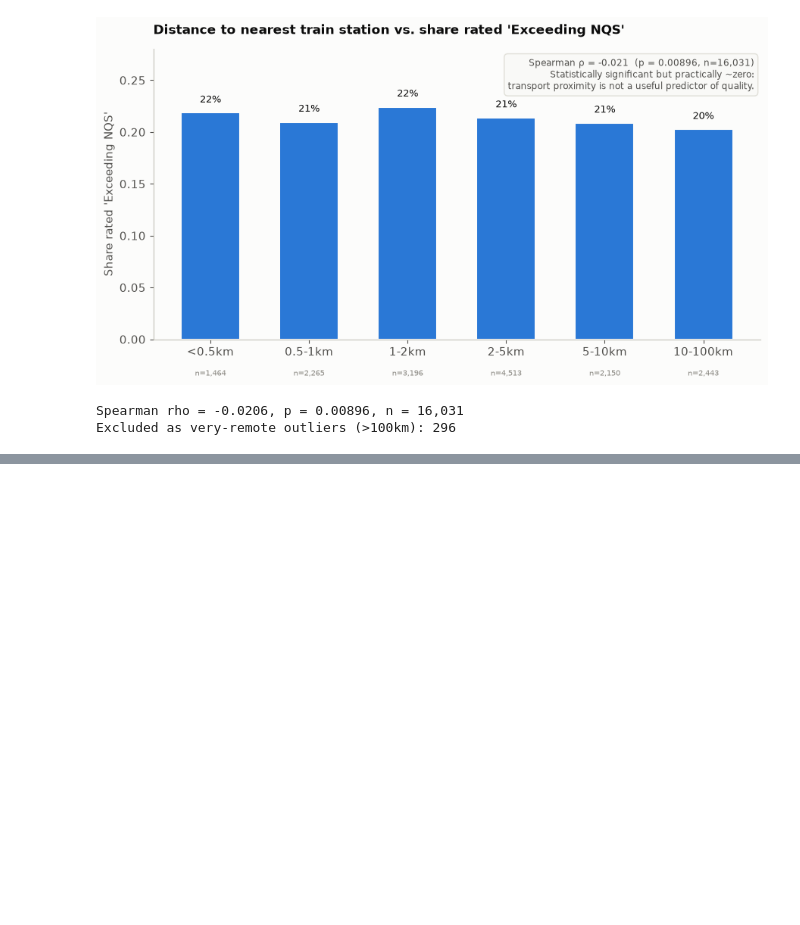
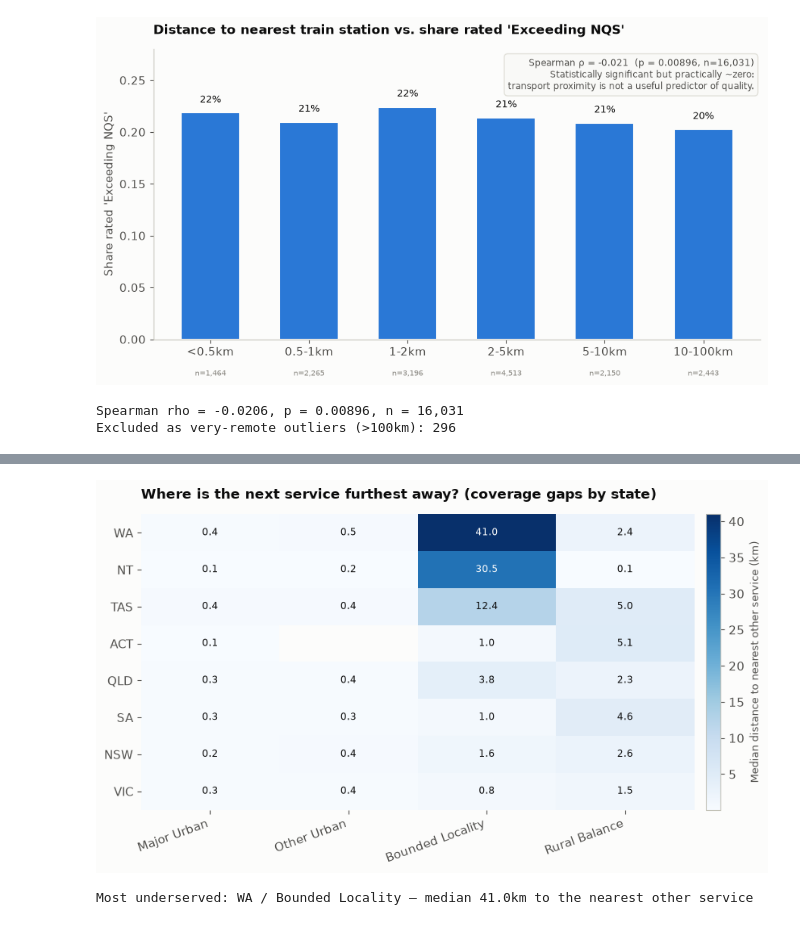
Before and after one commit to martvanhoorn2003-svg/Mart, a Jupyter notebook: ACECQA_Service_Quality_Analysis.ipynb, the cells around one changed output, grey strips where cells are left out. Drawn from its saved outputs; the diff is of its cells as text; code cells hidden in the pictures; blank space fills up the shorter version.

```diff
--- a/ACECQA_Service_Quality_Analysis.ipynb
+++ b/ACECQA_Service_Quality_Analysis.ipynb
@@ -501,2 +667,40 @@ Excluded as very-remote outliers (>100km): 296
+# %%
+
+pts9 = gpd.GeoDataFrame(df, geometry=gpd.points_from_xy(df["lon"], df["lat"]), crs="EPSG:4326").to_crs("EPSG:3577")
+coords9 = np.vstack([pts9.geometry.x, pts9.geometry.y]).T
+dist9, _ = cKDTree(coords9).query(coords9, k=2)  # k=1 is the point itself
+df["nearest_service_km"] = dist9[:, 1] / 1000
+
+d9 = df[df["State"].notna() & df["SOS_Category"].notna()]
+grid = d9.groupby(["State", "SOS_Category"])["nearest_service_km"].median().unstack().reindex(columns=SOS_ORDER)
+grid = grid.loc[grid.mean(axis=1, skipna=True).sort_values(ascending=False).index]
+
+fig, ax = plt.subplots(figsize=(8.5, 5))
+vals = grid.values.astype(float)
+im = ax.imshow(np.ma.masked_invalid(vals), cmap="Blues", aspect="auto")
+ax.set_xticks(range(len(grid.columns))); ax.set_xticklabels(grid.columns, rotation=20, ha="right")
+ax.set_yticks(range(len(grid.index))); ax.set_yticklabels(grid.index)
+for i in range(vals.shape[0]):
+    for j in range(vals.shape[1]):
+        v = vals[i, j]
+        if np.isnan(v):
+            continue
+        ax.text(j, i, f"{v:.1f}", ha="center", va="center", fontsize=8.5,
+                color="white" if v > np.nanmax(vals) * 0.55 else INK_PRIMARY)
+for spine in ax.spines.values():
+    spine.set_visible(False)
+cbar = fig.colorbar(im, ax=ax, fraction=0.035, pad=0.02)
+cbar.set_label("Median distance to nearest other service (km)", color=INK_SECONDARY, fontsize=9)
+ax.set_title("Where is the next service furthest away? (coverage gaps by state)", fontsize=12, fontweight="bold", color=INK_PRIMARY, loc="left", pad=14)
+fig.tight_layout()
+fig.savefig(FIG_DIR / "09_coverage_gaps.png", dpi=200)
+plt.show()
+
+flat = grid.stack()
+worst = flat.idxmax()
+print(f"Most underserved: {worst[0]} / {worst[1]} — median {flat.max():.1f}km to the nearest other service")
+# %% [output]
+[figure, added]
+Most underserved: WA / Bounded Locality — median 41.0km to the nearest other service
 # %% [markdown]
 
```
Also changed, not shown: parts of 13 cells of this notebook, 13 other files.
